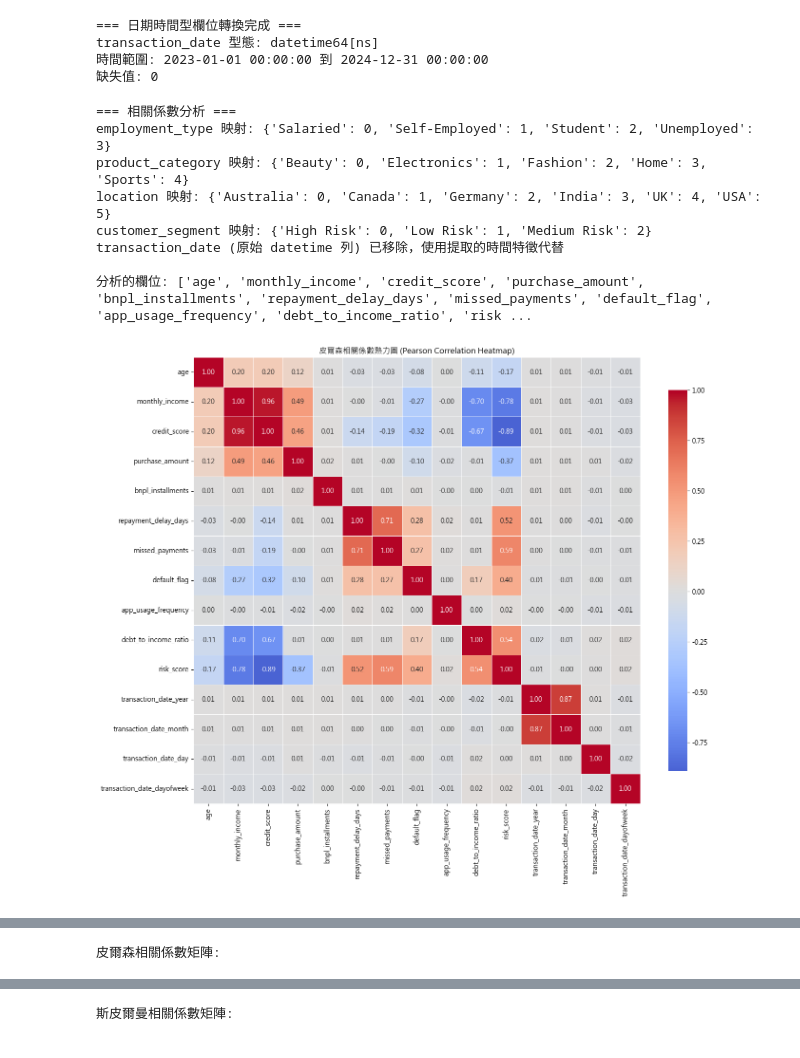
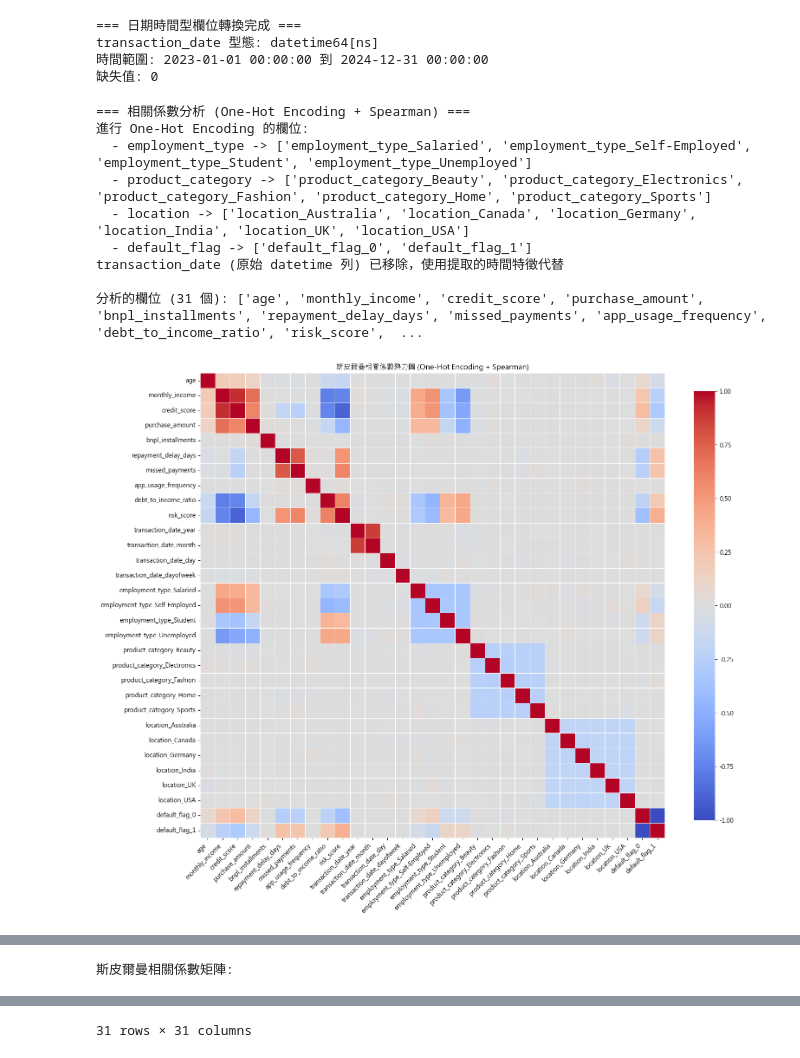
Before and after one commit to BobbleUnderBox/DataMiningG1FinalProject, a Jupyter notebook: notebooks/01_data_preprocessing.ipynb, the cells around one changed output, grey strips where cells are left out. Drawn from its saved outputs; the diff is of its cells as text; code cells hidden in the pictures.

```diff
--- a/notebooks/01_data_preprocessing.ipynb
+++ b/notebooks/01_data_preprocessing.ipynb
@@ -231,13 +202,21 @@ for col in data_types['Categorical']:
     if col in df.columns:
         print(f"\n{col}:")
         print(f"  類別數量: {df[col].nunique()}")
-        print(f"  最常見值: {df[col].mode().iloc[0]} (出現 {df[col].value_counts().iloc[0]} 次)")
+        print(f"  眾數: {df[col].mode().iloc[0]} (出現 {df[col].value_counts().iloc[0]} 次)")
         print(f"  所有值: {df[col].value_counts().to_dict()}")
+
+        # 計算各類別的比例
+        print(f"\n  各類別比例:")
+        value_counts = df[col].value_counts()
+        total_count = len(df[col])
+        for category, count in value_counts.items():
+            percentage = (count / total_count) * 100
+            print(f"    {category}: {count} ({percentage:.1f}%)")
 
         # 畫長條圖
         plt.figure(figsize=(8, 4))
         df[col].value_counts().plot(kind='bar', color='steelblue', edgecolor='black')
-        plt.title(f"{col} 的長條圖")
+        plt.title(f"{col} bar chart")
         plt.xlabel(col)
         plt.ylabel('數量')
         plt.grid(axis='y', alpha=0.3)
@@ -483,78 +585,66 @@ transaction_date 型態: datetime64[ns]
 # %%
 # 相關係數分析
 import seaborn as sns
-from sklearn.preprocessing import LabelEncoder
 
-print("=== 相關係數分析 ===")
+print("=== 相關係數分析 (One-Hot Encoding + Spearman) ===")
 
 # 建立一個複製的 dataframe 用於編碼
 df_encoded = df.copy()
 
-# 編碼 categorical 變數
+# One-Hot Encoding categorical 變數
 categorical_cols = data_types['Categorical']
-le_dict = {}
-
+print("進行 One-Hot Encoding 的欄位:")
 for col in categorical_cols:
     if col in df_encoded.columns:
-        le = LabelEncoder()
-        df_encoded[col] = le.fit_transform(df_encoded[col].astype(str))
-        le_dict[col] = le
-        print(f"{col} 映射: {dict(zip(le.classes_, le.transform(le.classes_)))}")
+        # 使用 pd.get_dummies 進行 One-Hot Encoding
+        dummies = pd.get_dummies(df_encoded[col], prefix=col, drop_first=False)
+        df_encoded = pd.concat([df_encoded, dummies], axis=1)
+        df_encoded = df_encoded.drop(columns=[col])
+        print(f"  - {col} -> {list(dummies.columns)}")
 
 # 移除原始 datetime 欄位，保留提取的時間特徵
 interval_cols = data_types['Interval']
 for col in interval_cols:
     if col in df_encoded.columns and pd.api.types.is_datetime64_any_dtype(df_encoded[col]):
         # 刪除原始 datetime 列（不用於相關係數計算）
         df_encoded = df_encoded.drop(columns=[col])
         print(f"{col} (原始 datetime 列) 已移除，使用提取的時間特徵代替")
 
 # 選擇所有可用的欄位進行相關係數分析
-all_cols = df_encoded.select_dtypes(include=['int64', 'float64']).columns.tolist()
+all_cols = df_encoded.select_dtypes(include=['int64', 'float64', 'uint8']).columns.tolist()
 
 # 排除不適合相關係數分析的欄位，如 user_id
 exclude_cols = ['user_id']
 all_cols = [col for col in all_cols if col not in exclude_cols]
 
-print(f"\n分析的欄位: {all_cols}")
+print(f"\n分析的欄位 ({len(all_cols)} 個): {all_cols}")
 
 if all_cols:
-    # 計算皮爾森相關係數
-    pearson_corr = df_encoded[all_cols].corr(method='pearson')
-
-    # 計算斯皮爾曼相關係數
+    # 計算斯皮爾曼相關係數 (適合 One-Hot Encoding 的二元變數)
     spearman_corr = df_encoded[all_cols].corr(method='spearman')
 
-    # 畫皮爾森相關係數熱力圖
-    plt.figure(figsize=(14, 12))
-    sns.heatmap(pearson_corr, annot=True, cmap='coolwarm', center=0,
-                square=True, linewidths=0.5, cbar_kws={"shrink": 0.8}, fmt='.2f')
-    plt.title('皮爾森相關係數熱力圖 (Pearson Correlation Heatmap)')
+    # 畫斯皮爾曼相關係數熱力圖
+    plt.figure(figsize=(16, 14))
+    sns.heatmap(spearman_corr, annot=False, cmap='coolwarm', center=0,
+                square=True, linewidths=0.5, cbar_kws={"shrink": 0.8})
+    plt.title('斯皮爾曼相關係數熱力圖 (One-Hot Encoding + Spearman)')
+    plt.xticks(rotation=45, ha='right')
+    plt.yticks(rotation=0)
     plt.tight_layout()
     plt.show()
-
-    # 畫斯皮爾曼相關係數熱力圖
-    plt.figure(figsize=(14, 12))
-    sns.heatmap(spearman_corr, annot=True, cmap='coolwarm', center=0,
-                square=True, linewidths=0.5, cbar_kws={"shrink": 0.8}, fmt='.2f')
-    plt.title('斯皮爾曼相關係數熱力圖 (Spearman Correlation Heatmap)')
-    plt.tight_layout()
-    plt.show()
-
-    print("\n皮爾森相關係數矩陣:")
-    display(pearson_corr)
 
     print("\n斯皮爾曼相關係數矩陣:")
     display(spearman_corr)
 else:
     print("沒有找到可分析的欄位。")
 # %% [output]
-=== 相關係數分析 ===
-employment_type 映射: {'Salaried': 0, 'Self-Employed': 1, 'Student': 2, 'Unemployed': 3}
-product_category 映射: {'Beauty': 0, 'Electronics': 1, 'Fashion': 2, 'Home': 3, 'Sports': 4}
-location 映射: {'Australia': 0, 'Canada': 1, 'Germany': 2, 'India': 3, 'UK': 4, 'USA': 5}
-customer_segment 映射: {'High Risk': 0, 'Low Risk': 1, 'Medium Risk': 2}
+=== 相關係數分析 (One-Hot Encoding + Spearman) ===
+進行 One-Hot Encoding 的欄位:
+  - employment_type -> ['employment_type_Salaried', 'employment_type_Self-Employed', 'employment_type_Student', 'employment_type_Unemployed']
+  - product_category -> ['product_category_Beauty', 'product_category_Electronics', 'product_category_Fashion', 'product_category_Home', 'product_category_Sports']
+  - location -> ['location_Australia', 'location_Canada', 'location_Germany', 'location_India', 'location_UK', 'location_USA']
+  - default_flag -> ['default_flag_0', 'default_flag_1']
 transaction_date (原始 datetime 列) 已移除，使用提取的時間特徵代替
 
-分析的欄位: ['age', 'monthly_income', 'credit_score', 'purchase_amount', 'bnpl_installments', 'repayment_delay_days', 'missed_payments', 'default_flag', 'app_usage_frequency', 'debt_to_income_ratio', 'risk ...
+分析的欄位 (31 個): ['age', 'monthly_income', 'credit_score', 'purchase_amount', 'bnpl_installments', 'repayment_delay_days', 'missed_payments', 'app_usage_frequency', 'debt_to_income_ratio', 'risk_score',  ...
-[figure, old version]
+[figure, new version]
@@ -562,2 +651,2 @@ transaction_date (原始 datetime 列) 已移除，使用提取的時間特徵
-皮爾森相關係數矩陣:
+斯皮爾曼相關係數矩陣:
 |  | age | monthly_income | credit_score | purchase_amount | bnpl_installments | repayment_delay_days | ... |
@@ -579 +669 @@ transaction_date (原始 datetime 列) 已移除，使用提取的時間特徵
-斯皮爾曼相關係數矩陣:
+31 rows × 31 columns
```
Also changed, not shown: parts of 10 cells of this notebook.
